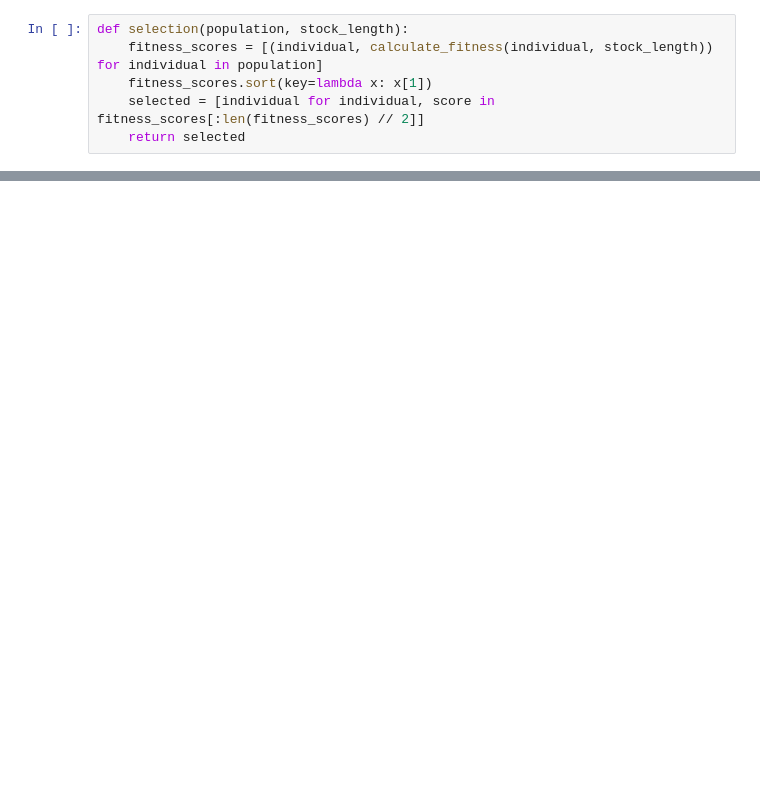
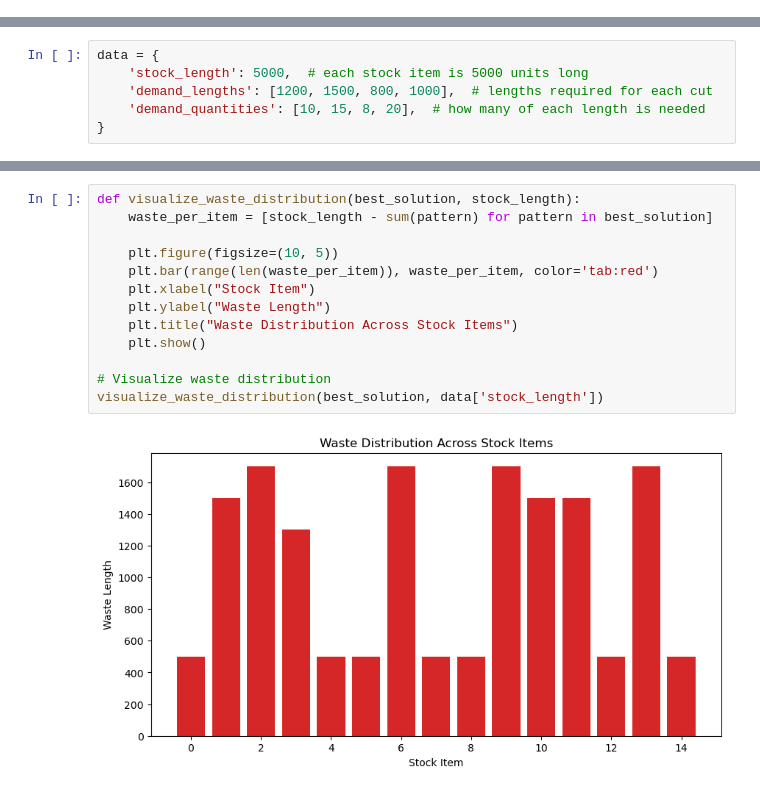
Before and after one commit to Emir515/Self-Organizing-Systems-Assignment-1, a Jupyter notebook: Self_organized_system_CS.ipynb, the cells around one changed output, grey strips where cells are left out. Drawn from its saved outputs; the diff is of its cells as text; blank space fills up the shorter version.

```diff
--- a/Self_organized_system_CS.ipynb
+++ b/Self_organized_system_CS.ipynb
@@ -31,6 +0,0 @@ def calculate_fitness(patterns, stock_length):
-# %%
-def selection(population, stock_length):
-    fitness_scores = [(individual, calculate_fitness(individual, stock_length)) for individual in population]
-    fitness_scores.sort(key=lambda x: x[1])
-    selected = [individual for individual, score in fitness_scores[:len(fitness_scores) // 2]]
-    return selected
@@ -53,0 +5,6 @@ def mutate(individual, mutation_rate=0.1):
+# %%
+data = {
+    'stock_length': 5000,  # each stock item is 5000 units long
+    'demand_lengths': [1200, 1500, 800, 1000],  # lengths required for each cut
+    'demand_quantities': [10, 15, 8, 20],  # how many of each length is needed
+}
@@ -125,0 +142,15 @@ Best Waste: 0
+# %%
+def visualize_waste_distribution(best_solution, stock_length):
+    waste_per_item = [stock_length - sum(pattern) for pattern in best_solution]
+
+    plt.figure(figsize=(10, 5))
+    plt.bar(range(len(waste_per_item)), waste_per_item, color='tab:red')
+    plt.xlabel("Stock Item")
+    plt.ylabel("Waste Length")
+    plt.title("Waste Distribution Across Stock Items")
+    plt.show()
+
+# Visualize waste distribution
+visualize_waste_distribution(best_solution, data['stock_length'])
+# %% [output]
+[figure, added]
```
Also changed, not shown: parts of 11 cells of this notebook.
